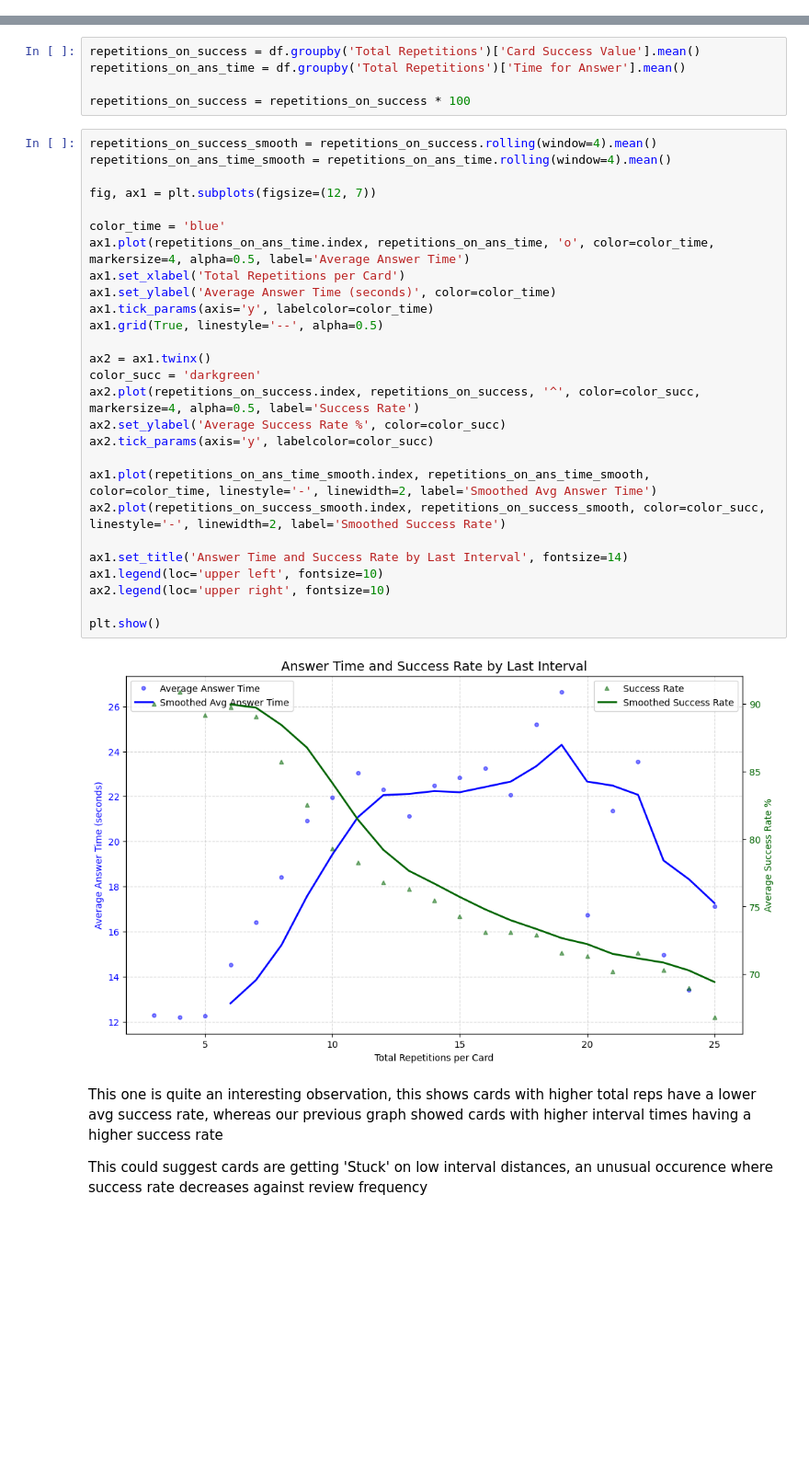
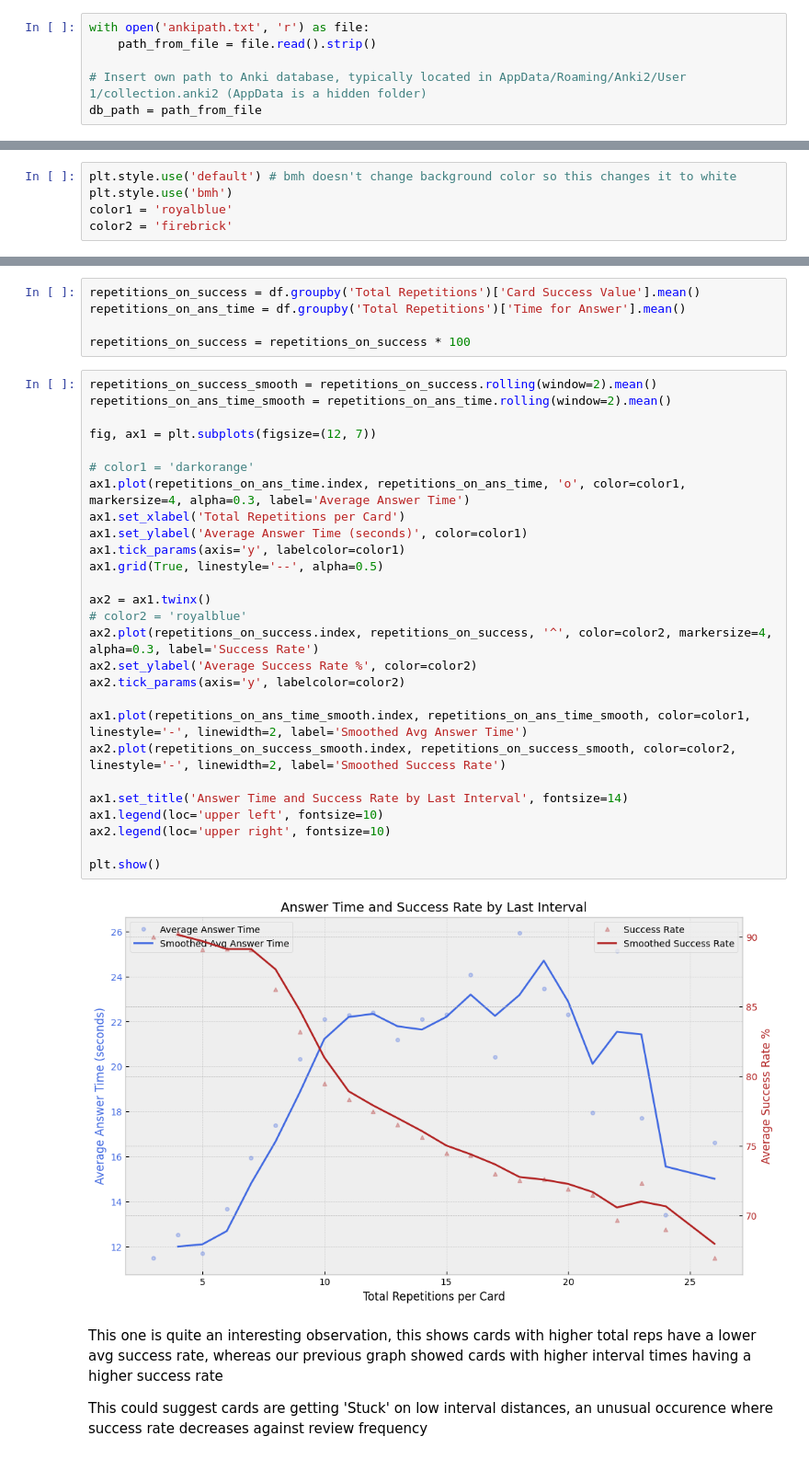
Before and after one commit to seanima9/AnkiStatsAnalyzer, a Jupyter notebook: Anki.ipynb, the cells around one changed output, grey strips where cells are left out. Shown: that part at 92% size. Saved outputs shown, nothing was run; the diff lists cells and outputs as text; blank space fills up the shorter version.

```diff
--- a/Anki.ipynb
+++ b/Anki.ipynb
@@ -19 +13,7 @@ conn = sqlite3.connect(db_path)
+# %%
+with open('ankipath.txt', 'r') as file:
+    path_from_file = file.read().strip()
+
+# Insert own path to Anki database, typically located in AppData/Roaming/Anki2/User 1/collection.anki2 (AppData is a hidden folder)
+db_path = path_from_file
 # %%
@@ -242,0 +209,5 @@ plt.show()
+# %%
+plt.style.use('default') # bmh doesn't change background color so this changes it to white
+plt.style.use('bmh')
+color1 = 'royalblue'
+color2 = 'firebrick'
@@ -546,34 +575,34 @@ repetitions_on_ans_time = df.groupby('Total Repetitions')['Time for Answer'].mea
 
 repetitions_on_success = repetitions_on_success * 100
 # %%
-repetitions_on_success_smooth = repetitions_on_success.rolling(window=4).mean()
-repetitions_on_ans_time_smooth = repetitions_on_ans_time.rolling(window=4).mean()
+repetitions_on_success_smooth = repetitions_on_success.rolling(window=2).mean()
+repetitions_on_ans_time_smooth = repetitions_on_ans_time.rolling(window=2).mean()
 
 fig, ax1 = plt.subplots(figsize=(12, 7))
 
-color_time = 'blue'
-ax1.plot(repetitions_on_ans_time.index, repetitions_on_ans_time, 'o', color=color_time, markersize=4, alpha=0.5, label='Average Answer Time')
+# color1 = 'darkorange'
+ax1.plot(repetitions_on_ans_time.index, repetitions_on_ans_time, 'o', color=color1, markersize=4, alpha=0.3, label='Average Answer Time')
 ax1.set_xlabel('Total Repetitions per Card')
-ax1.set_ylabel('Average Answer Time (seconds)', color=color_time)
-ax1.tick_params(axis='y', labelcolor=color_time)
+ax1.set_ylabel('Average Answer Time (seconds)', color=color1)
+ax1.tick_params(axis='y', labelcolor=color1)
 ax1.grid(True, linestyle='--', alpha=0.5)
 
 ax2 = ax1.twinx()
-color_succ = 'darkgreen'
-ax2.plot(repetitions_on_success.index, repetitions_on_success, '^', color=color_succ, markersize=4, alpha=0.5, label='Success Rate')
-ax2.set_ylabel('Average Success Rate %', color=color_succ)
-ax2.tick_params(axis='y', labelcolor=color_succ)
+# color2 = 'royalblue'
+ax2.plot(repetitions_on_success.index, repetitions_on_success, '^', color=color2, markersize=4, alpha=0.3, label='Success Rate')
+ax2.set_ylabel('Average Success Rate %', color=color2)
+ax2.tick_params(axis='y', labelcolor=color2)
 
-ax1.plot(repetitions_on_ans_time_smooth.index, repetitions_on_ans_time_smooth, color=color_time, linestyle='-', linewidth=2, label='Smoothed Avg Answer Time')
-ax2.plot(repetitions_on_success_smooth.index, repetitions_on_success_smooth, color=color_succ, linestyle='-', linewidth=2, label='Smoothed Success Rate')
+ax1.plot(repetitions_on_ans_time_smooth.index, repetitions_on_ans_time_smooth, color=color1, linestyle='-', linewidth=2, label='Smoothed Avg Answer Time')
+ax2.plot(repetitions_on_success_smooth.index, repetitions_on_success_smooth, color=color2, linestyle='-', linewidth=2, label='Smoothed Success Rate')
 
 ax1.set_title('Answer Time and Success Rate by Last Interval', fontsize=14)
 ax1.legend(loc='upper left', fontsize=10)
 ax2.legend(loc='upper right', fontsize=10)
 
 plt.show()
 # %% [output]
-[figure, old version]
+[figure, new version]
 # %% [markdown]
 This one is quite an interesting observation, this shows cards with higher total reps have a lower avg success rate, whereas our previous graph showed cards with higher interval times having a higher success rate
 
```
Also changed, not shown: parts of 18 cells of this notebook, 3 other files.
